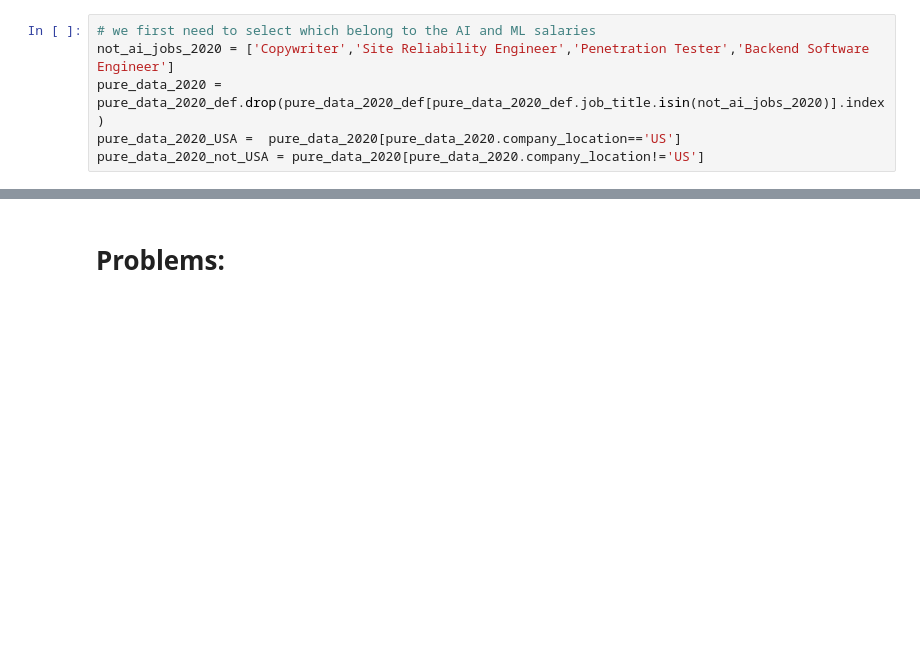
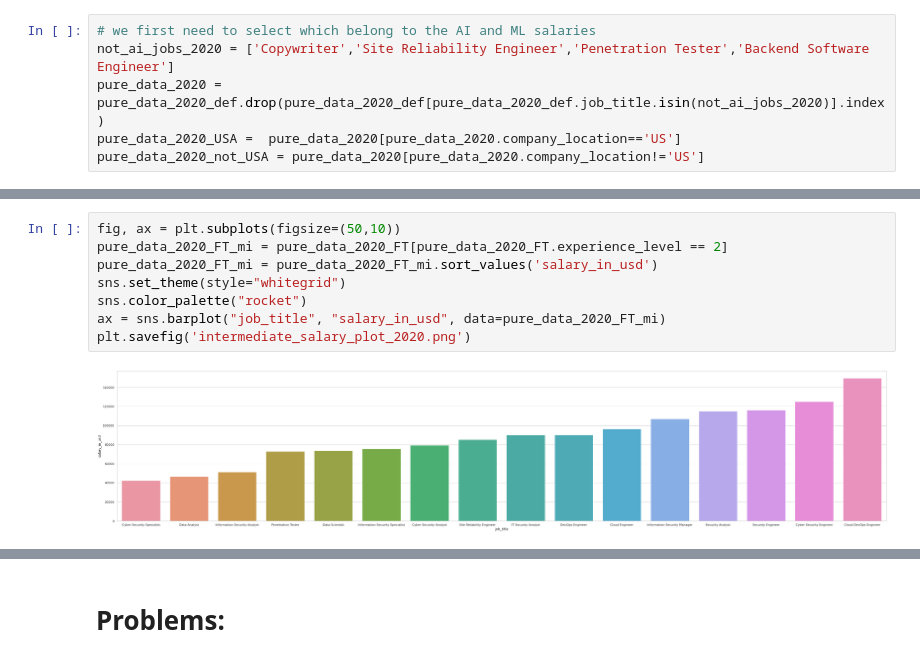
Before and after one commit to wen0705/A-Comparative-Analysis-of-Global-Remote-Work-Salaries, a Jupyter notebook: src/Salary_Analysis.ipynb, the cells around one changed output, grey strips where cells are left out. Drawn from its saved outputs; the diff is of its cells as text; blank space fills up the shorter version.

```diff
--- a/src/Salary_Analysis.ipynb
+++ b/src/Salary_Analysis.ipynb
@@ -312,0 +244,10 @@ dataset[dataset.job_title == 'Linux Infrastructure Developer']
+# %%
+fig, ax = plt.subplots(figsize=(50,10))
+pure_data_2020_FT_mi = pure_data_2020_FT[pure_data_2020_FT.experience_level == 2]
+pure_data_2020_FT_mi = pure_data_2020_FT_mi.sort_values('salary_in_usd')
+sns.set_theme(style="whitegrid")
+sns.color_palette("rocket")
+ax = sns.barplot("job_title", "salary_in_usd", data=pure_data_2020_FT_mi)
+plt.savefig('intermediate_salary_plot_2020.png')
+# %% [output]
+[figure, added]
```
Also changed, not shown: parts of 26 cells of this notebook.
